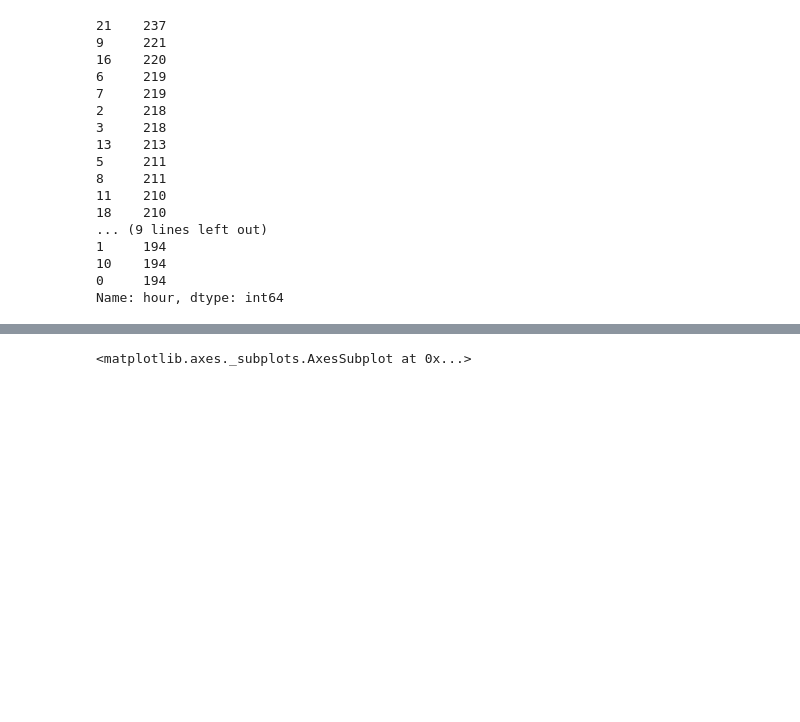
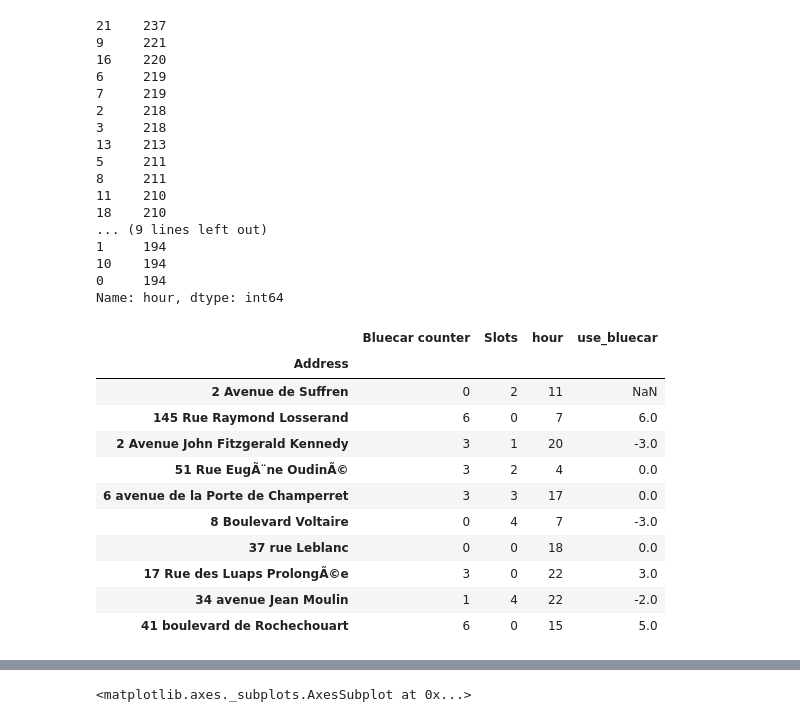
Before and after one commit to nderitu-ndegwa/DSFT14-week4-IP, a Jupyter notebook: Moringa_Data_Science_Prep_W4_Independent_Project_2022_02_Vincent_Nderitu_Python_Notebook.ipynb, the cells around one changed output, grey strips where cells are left out. Saved outputs shown, nothing was run; the diff lists cells and outputs as text; code cells hidden in the pictures; blank space fills up the shorter version.

```diff
--- a/Moringa_Data_Science_Prep_W4_Independent_Project_2022_02_Vincent_Nderitu_Python_Notebook.ipynb
+++ b/Moringa_Data_Science_Prep_W4_Independent_Project_2022_02_Vincent_Nderitu_Python_Notebook.ipynb
@@ -160,3 +160,21 @@ print(autolib['hour'].value_counts())
 10    194
 0     194
 Name: hour, dtype: int64
+# %%
+# Finding out how much the bluecar was used
+autolib_new['use_bluecar'] = autolib_new['Bluecar counter'].diff()
+# %%
+autolib_new.head(10)
+# %% [output]
+|  | Bluecar counter | Slots | hour | use_bluecar |
+| Address |  |  |  |  |
+| 2 Avenue de Suffren | 0 | 2 | 11 | NaN |
+| 145 Rue Raymond Losserand | 6 | 0 | 7 | 6.0 |
+| 2 Avenue John Fitzgerald Kennedy | 3 | 1 | 20 | -3.0 |
+| 51 Rue EugÃ¨ne OudinÃ© | 3 | 2 | 4 | 0.0 |
+| 6 avenue de la Porte de Champerret | 3 | 3 | 17 | 0.0 |
+| 8 Boulevard Voltaire | 0 | 4 | 7 | -3.0 |
+| 37 rue Leblanc | 0 | 0 | 18 | 0.0 |
+| 17 Rue des Luaps ProlongÃ©e | 3 | 0 | 22 | 3.0 |
+| 34 avenue Jean Moulin | 1 | 4 | 22 | -2.0 |
+| 41 boulevard de Rochechouart | 6 | 0 | 15 | 5.0 |
```
Also changed, not shown: parts of 3 cells of this notebook.
